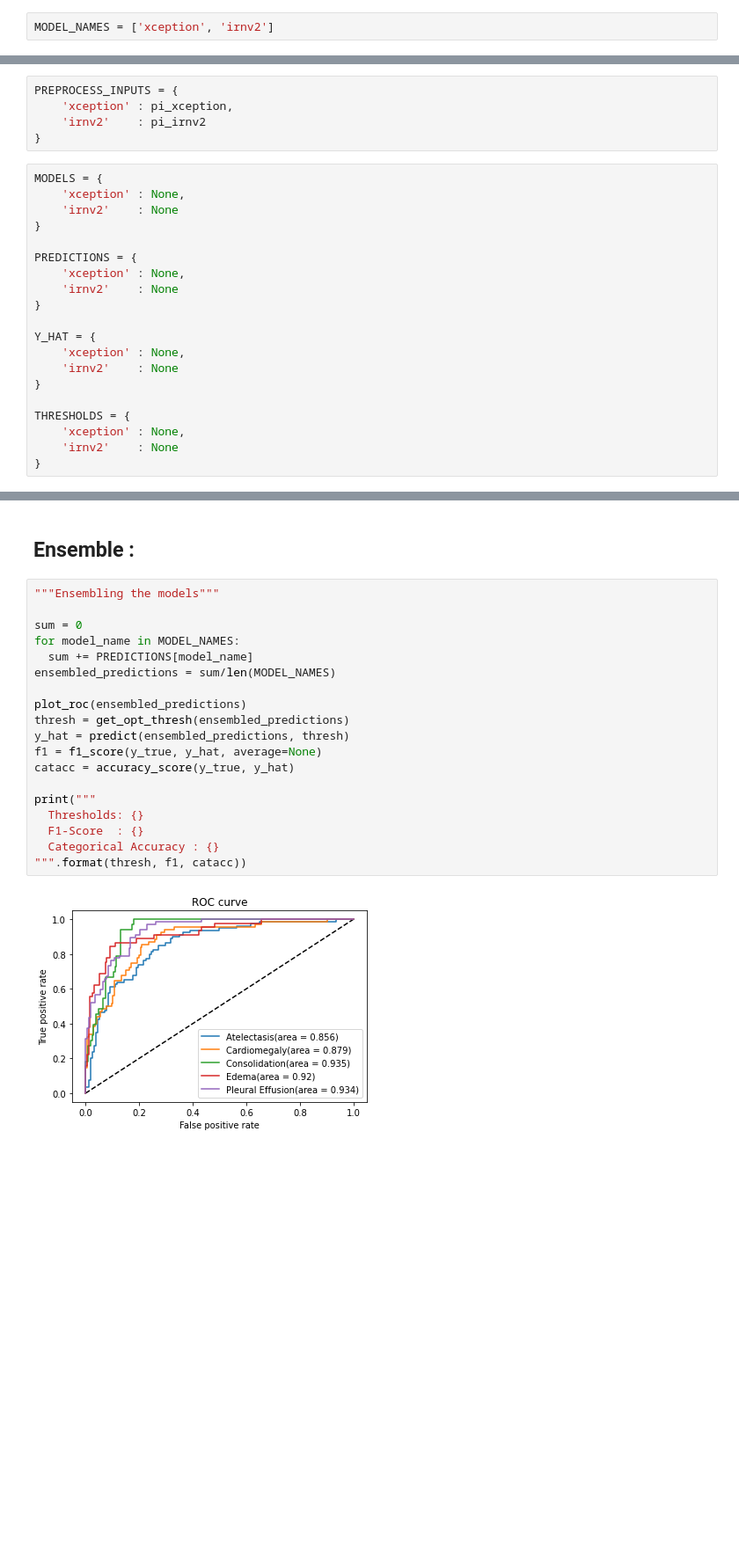
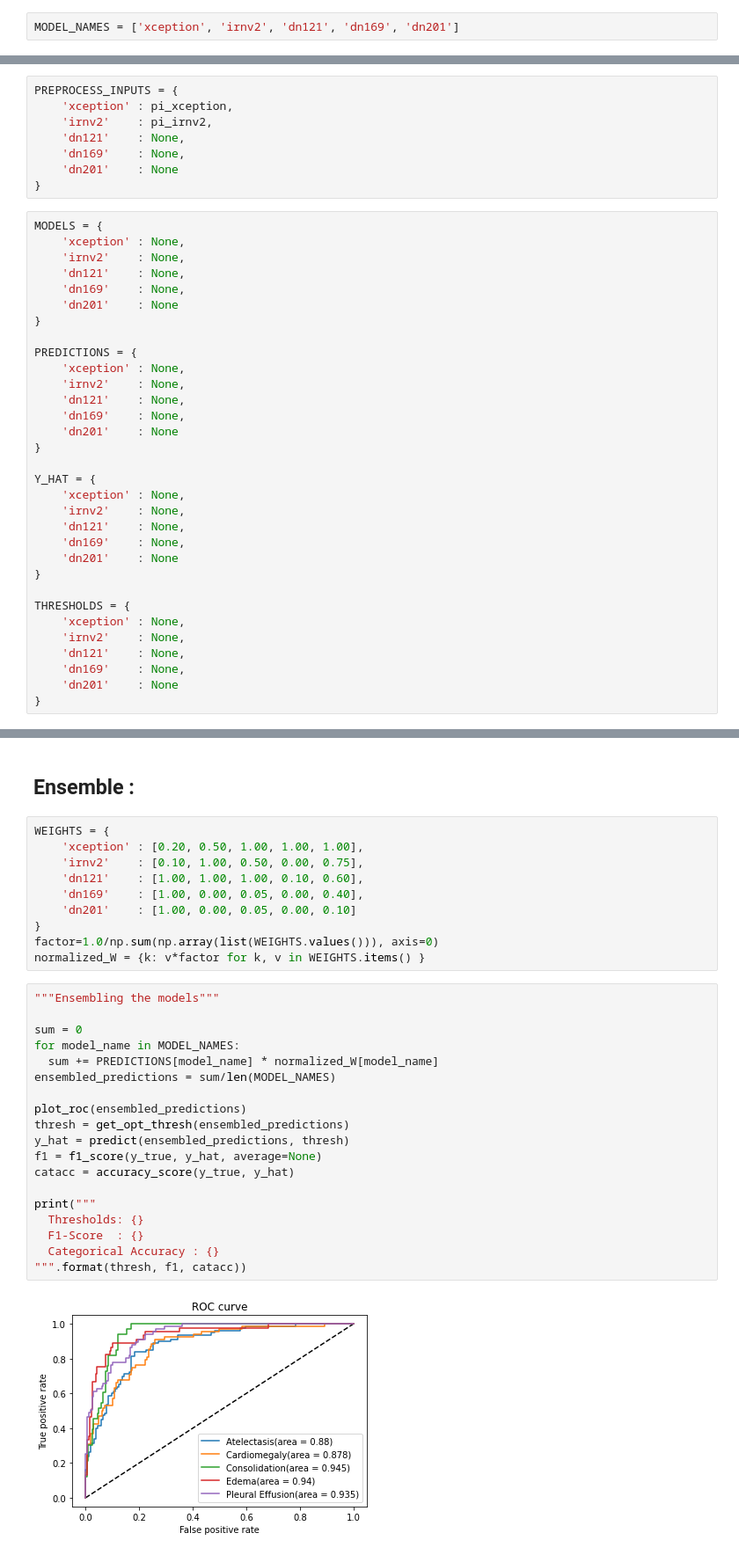
Before and after one commit to PerXeptron/X-Ray-Anomaly-Detection-Models, a Jupyter notebook: Ensemble/Ensemble.ipynb, the cells around one changed output, grey strips where cells are left out. Shown: that part at 88% size. Cells and saved outputs as stored; diff of their text form; blank space fills up the shorter version.

Commit message:
Added notebook used for the weighted ensembling

```diff
--- a/Ensemble/Ensemble.ipynb
+++ b/Ensemble/Ensemble.ipynb
@@ -22,6 +22,6 @@ from keras.preprocessing.image import ImageDataGenerator as IDG
 from keras.applications.xception import preprocess_input as pi_xception
 from keras.applications.inception_resnet_v2 import preprocess_input as pi_irnv2
 # %%
-MODEL_NAMES = ['xception', 'irnv2']
+MODEL_NAMES = ['xception', 'irnv2', 'dn121', 'dn169', 'dn201']
 # %%
 PATHS_ARCH = {
@@ -36,27 +42,42 @@ PATHS_WEIGHTS = {
 # %%
 PREPROCESS_INPUTS = {
     'xception' : pi_xception,
-    'irnv2'    : pi_irnv2
+    'irnv2'    : pi_irnv2,
+    'dn121'    : None,
+    'dn169'    : None,
+    'dn201'    : None
 }
 # %%
 MODELS = {
     'xception' : None,
-    'irnv2'    : None
+    'irnv2'    : None,
+    'dn121'    : None,
+    'dn169'    : None,
+    'dn201'    : None
 }
 
 PREDICTIONS = {
     'xception' : None,
-    'irnv2'    : None
+    'irnv2'    : None,
+    'dn121'    : None,
+    'dn169'    : None,
+    'dn201'    : None
 }
 
 Y_HAT = {
     'xception' : None,
-    'irnv2'    : None
+    'irnv2'    : None,
+    'dn121'    : None,
+    'dn169'    : None,
+    'dn201'    : None
 }
 
 THRESHOLDS = {
     'xception' : None,
-    'irnv2'    : None
+    'irnv2'    : None,
+    'dn121'    : None,
+    'dn169'    : None,
+    'dn201'    : None
 }
 # %%
  def build_models():
@@ -169,23 +200,33 @@ irnv2 : Categorical Accuracy : 0.44871794871794873
 # %% [markdown]
 ## Ensemble :
+# %%
+WEIGHTS = {
+    'xception' : [0.20, 0.50, 1.00, 1.00, 1.00],
+    'irnv2'    : [0.10, 1.00, 0.50, 0.00, 0.75],
+    'dn121'    : [1.00, 1.00, 1.00, 0.10, 0.60],
+    'dn169'    : [1.00, 0.00, 0.05, 0.00, 0.40],
+    'dn201'    : [1.00, 0.00, 0.05, 0.00, 0.10]
+}
+factor=1.0/np.sum(np.array(list(WEIGHTS.values())), axis=0)
+normalized_W = {k: v*factor for k, v in WEIGHTS.items() }
 # %%
 """Ensembling the models"""
 
 sum = 0
 for model_name in MODEL_NAMES:
-  sum += PREDICTIONS[model_name]
+  sum += PREDICTIONS[model_name] * normalized_W[model_name]
 ensembled_predictions = sum/len(MODEL_NAMES)
 
 plot_roc(ensembled_predictions)
 thresh = get_opt_thresh(ensembled_predictions)
 y_hat = predict(ensembled_predictions, thresh)
 f1 = f1_score(y_true, y_hat, average=None)
 catacc = accuracy_score(y_true, y_hat)
 
 print("""
   Thresholds: {}
   F1-Score  : {}
   Categorical Accuracy : {}
 """.format(thresh, f1, catacc))
 # %% [output]
-[figure, old version]
+[figure, new version]
```
Also changed, not shown: parts of 5 cells of this notebook, 1 other file.
